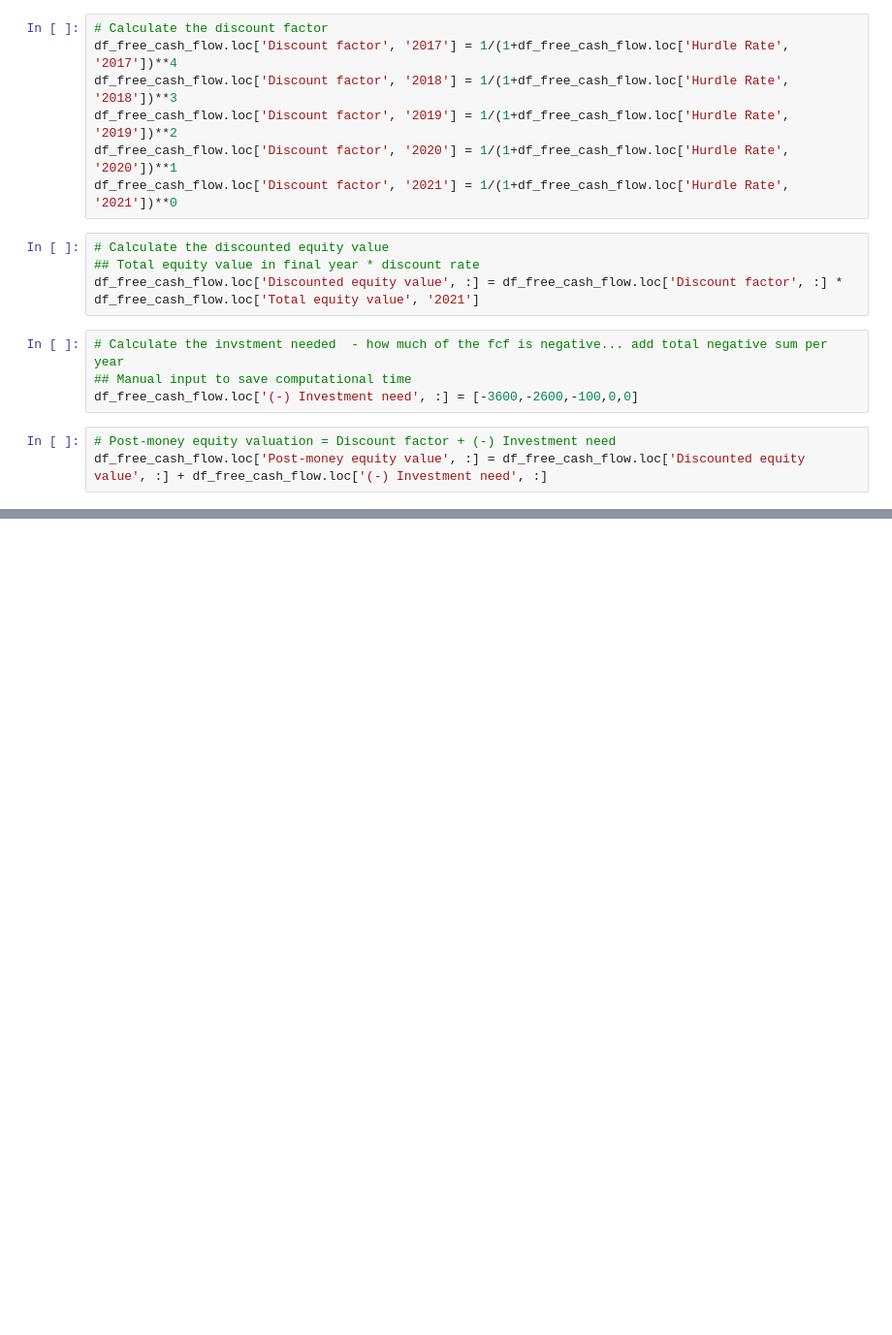
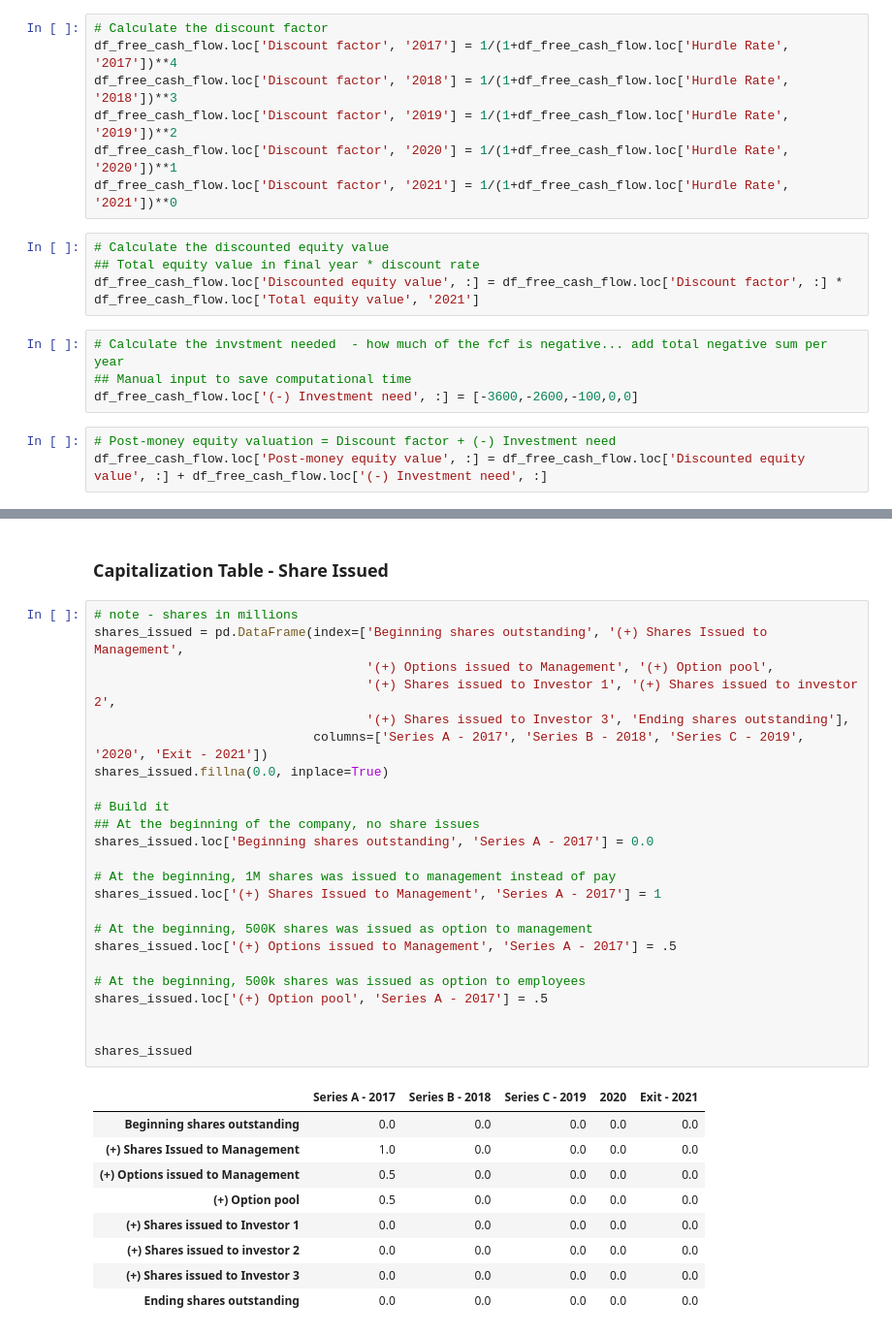
Before and after one commit to cmj123/VentureCapitalFinancialModeling, a Jupyter notebook: Company Valuation.ipynb, the cells around one changed output, grey strips where cells are left out. Shown: that part at 97% size. Cells and saved outputs as stored; diff of their text form; blank space fills up the shorter version.

```diff
--- a/Company Valuation.ipynb
+++ b/Company Valuation.ipynb
@@ -116,0 +170,36 @@ df_free_cash_flow.loc['Post-money equity value', :] = df_free_cash_flow.loc['Dis
+# %% [markdown]
+### Capitalization Table - Share Issued
+# %%
+# note - shares in millions
+shares_issued = pd.DataFrame(index=['Beginning shares outstanding', '(+) Shares Issued to Management',
+                                    '(+) Options issued to Management', '(+) Option pool',
+                                    '(+) Shares issued to Investor 1', '(+) Shares issued to investor 2',
+                                    '(+) Shares issued to Investor 3', 'Ending shares outstanding'],
+                             columns=['Series A - 2017', 'Series B - 2018', 'Series C - 2019', '2020', 'Exit - 2021'])
+shares_issued.fillna(0.0, inplace=True)
+
+# Build it
+## At the beginning of the company, no share issues
+shares_issued.loc['Beginning shares outstanding', 'Series A - 2017'] = 0.0
+
+# At the beginning, 1M shares was issued to management instead of pay
+shares_issued.loc['(+) Shares Issued to Management', 'Series A - 2017'] = 1
+
+# At the beginning, 500K shares was issued as option to management
+shares_issued.loc['(+) Options issued to Management', 'Series A - 2017'] = .5
+
+# At the beginning, 500k shares was issued as option to employees
+shares_issued.loc['(+) Option pool', 'Series A - 2017'] = .5
+
+
+shares_issued
+# %% [output]
+|  | Series A - 2017 | Series B - 2018 | Series C - 2019 | 2020 | Exit - 2021 |
+| Beginning shares outstanding | 0.0 | 0.0 | 0.0 | 0.0 | 0.0 |
+| (+) Shares Issued to Management | 1.0 | 0.0 | 0.0 | 0.0 | 0.0 |
+| (+) Options issued to Management | 0.5 | 0.0 | 0.0 | 0.0 | 0.0 |
+| (+) Option pool | 0.5 | 0.0 | 0.0 | 0.0 | 0.0 |
+| (+) Shares issued to Investor 1 | 0.0 | 0.0 | 0.0 | 0.0 | 0.0 |
+| (+) Shares issued to investor 2 | 0.0 | 0.0 | 0.0 | 0.0 | 0.0 |
+| (+) Shares issued to Investor 3 | 0.0 | 0.0 | 0.0 | 0.0 | 0.0 |
+| Ending shares outstanding | 0.0 | 0.0 | 0.0 | 0.0 | 0.0 |
```
Also changed, not shown: parts of 14 cells of this notebook.
